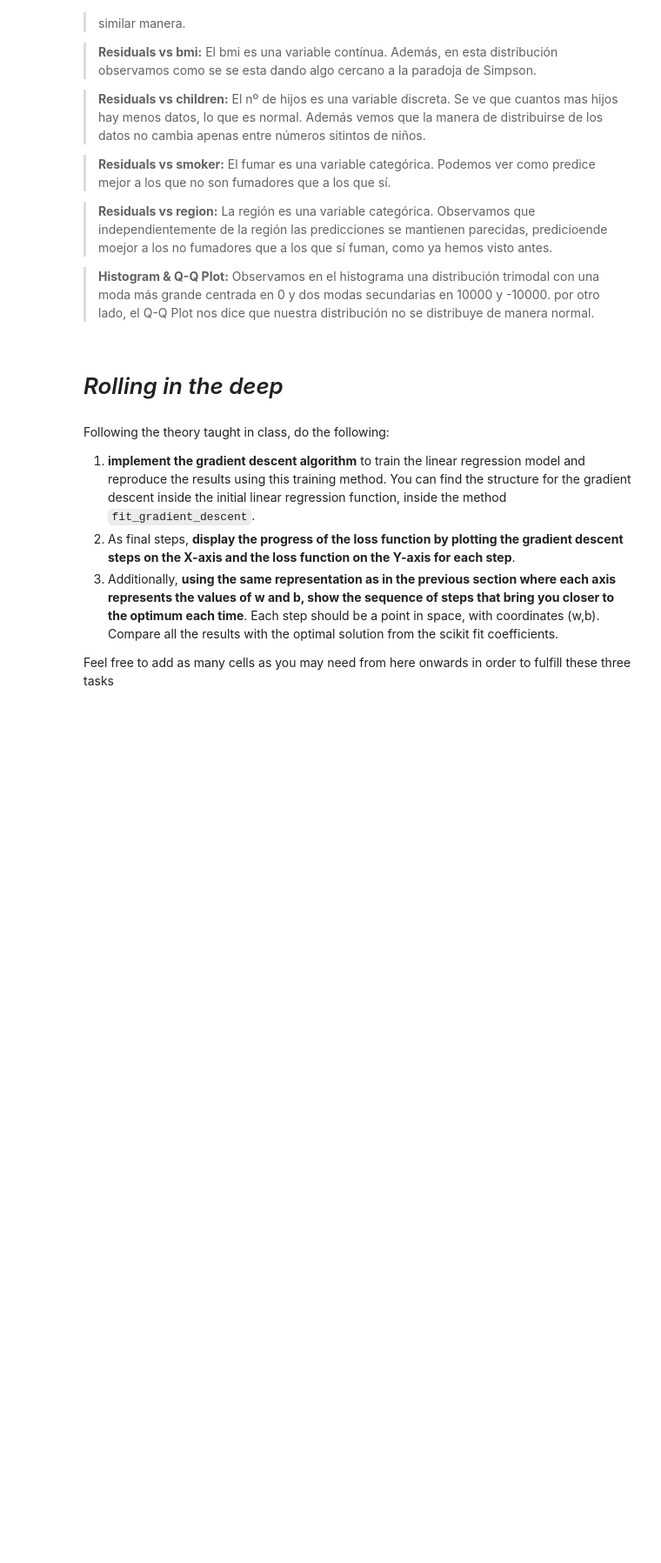
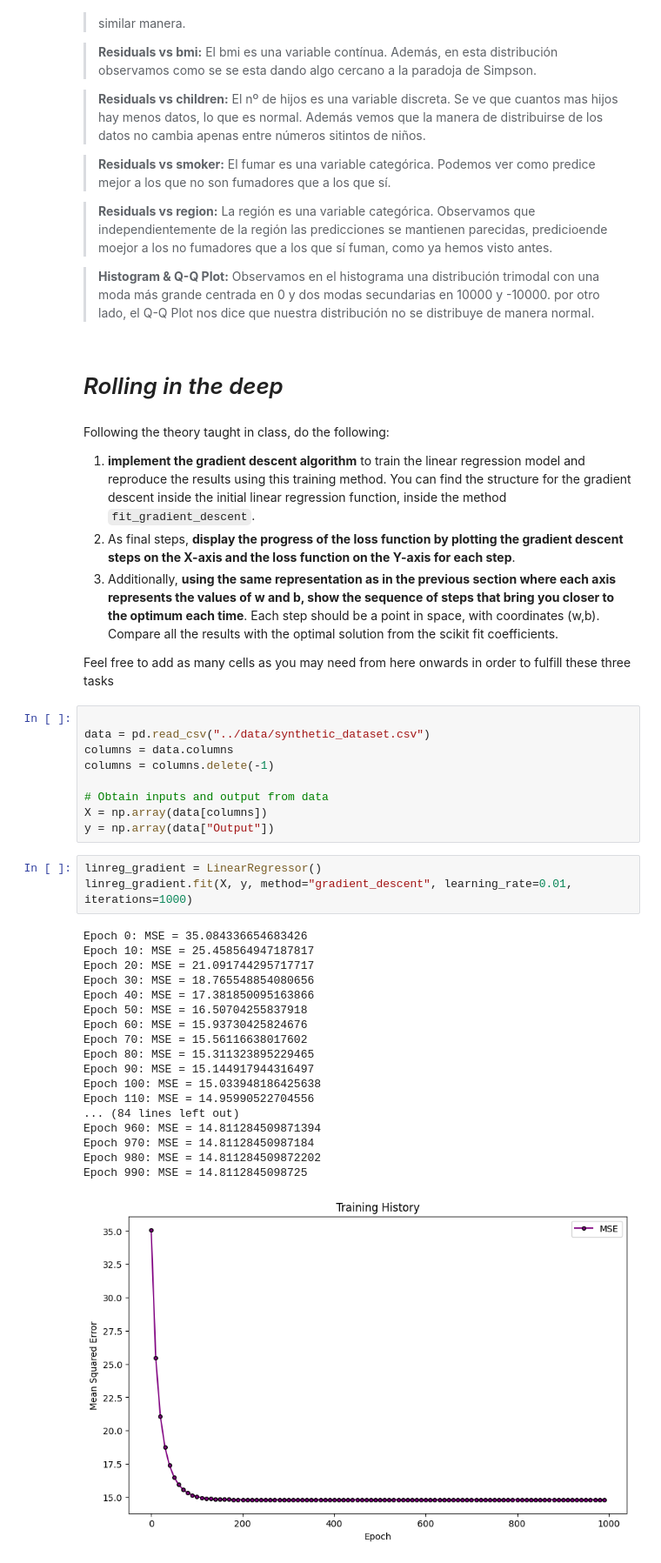
Before and after one commit to ICAI-IMAT-ML/p2-4-Jandres321, a Jupyter notebook: notebook/Lab_2_4_LR2.ipynb, the cells around one changed output. Shown at 87% size. Cells and saved outputs as stored; diff of their text form; blank space fills up the shorter version.

```diff
--- a/notebook/Lab_2_4_LR2.ipynb
+++ b/notebook/Lab_2_4_LR2.ipynb
@@ -393,3 +393,34 @@ Following the theory taught in class, do the following:
 3. Additionally, **using the same representation as in the previous section where each axis represents the values of w and b, show the sequence of steps that bring you closer to the optimum each time**. Each step should be a point in space, with coordinates (w,b). Compare all the results with the optimal solution from the scikit fit coefficients.
 
 Feel free to add as many cells as you may need from here onwards in order to fulfill these three tasks
+# %%
+
+data = pd.read_csv("../data/synthetic_dataset.csv")
+columns = data.columns
+columns = columns.delete(-1)
+
+# Obtain inputs and output from data
+X = np.array(data[columns])
+y = np.array(data["Output"])
+# %%
+linreg_gradient = LinearRegressor()
+linreg_gradient.fit(X, y, method="gradient_descent", learning_rate=0.01, iterations=1000)
+# %% [output]
+Epoch 0: MSE = 35.084336654683426
+Epoch 10: MSE = 25.458564947187817
+Epoch 20: MSE = 21.091744295717717
+Epoch 30: MSE = 18.765548854080656
+Epoch 40: MSE = 17.381850095163866
+Epoch 50: MSE = 16.50704255837918
+Epoch 60: MSE = 15.93730425824676
+Epoch 70: MSE = 15.56116638017602
+Epoch 80: MSE = 15.311323895229465
+Epoch 90: MSE = 15.144917944316497
+Epoch 100: MSE = 15.033948186425638
+Epoch 110: MSE = 14.95990522704556
+... (84 lines left out)
+Epoch 960: MSE = 14.811284509871394
+Epoch 970: MSE = 14.81128450987184
+Epoch 980: MSE = 14.811284509872202
+Epoch 990: MSE = 14.8112845098725
+[figure, added]
```
Also changed, not shown: parts of 1 cell of this notebook.
